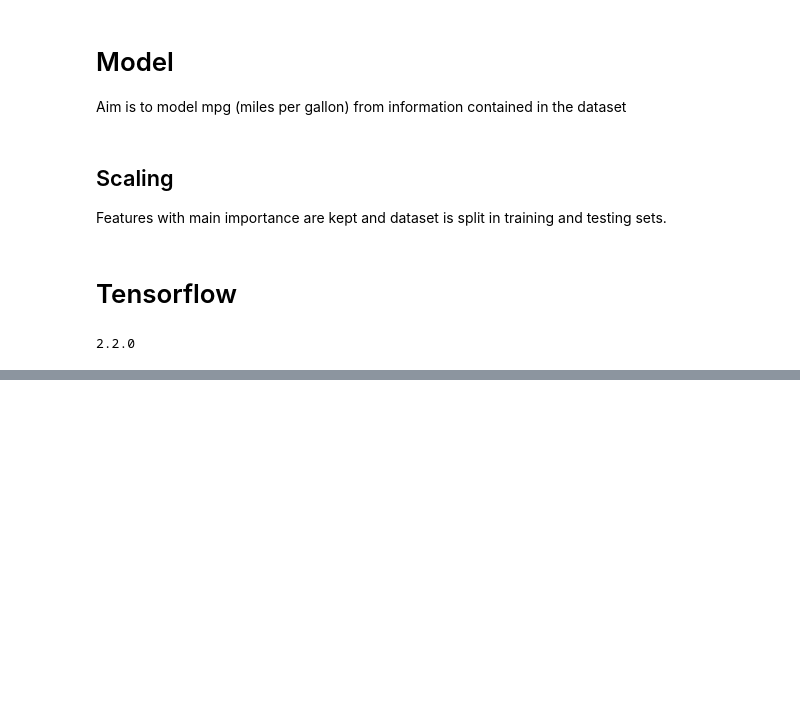
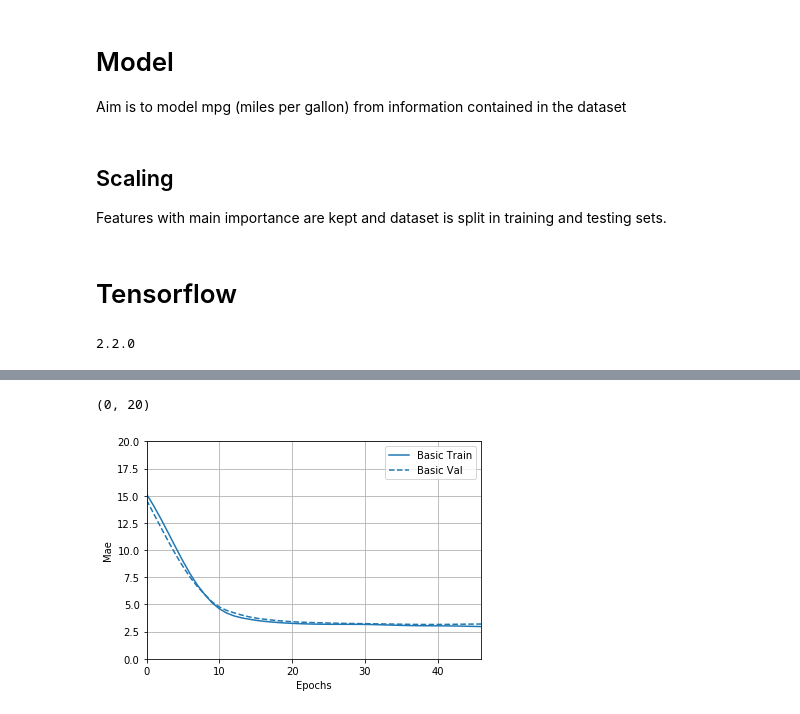
Before and after one commit to dhervillez/machine_learning_training, a Jupyter notebook: auto_mpg_regression_tensor_flow_DNN.ipynb, the cells around one changed output, grey strips where cells are left out. Saved outputs shown, nothing was run; the diff lists cells and outputs as text; code cells hidden in the pictures; blank space fills up the shorter version.

```diff
--- a/auto_mpg_regression_tensor_flow_DNN.ipynb
+++ b/auto_mpg_regression_tensor_flow_DNN.ipynb
@@ -283,0 +340,23 @@ ax = df_tmp.plot(kind='line', x='horsepower', y='MPG_pred', grid=True)
+# %%
+selector_train = [x for x in range(X_train.shape[1]) if x != 4]
+X_train_scaled_A = X_train[:, 4]
+X_train_scaled_B = X_train[:, selector_train]
+# %%
+import datetime as dt
+import os
+root_logdir = os.path.join(os.getcwd(), 'my_logs')
+logdir = os.path.join(root_logdir, 'run_{}'.format(dt.datetime.now().strftime("%d%m%y_%H:%M:%S")))
+
+
+history = model.fit(
+    [X_train_scaled_A, X_train_scaled_B],
+    y_train,
+    epochs=NUM_EPOCHS,
+    batch_size=BATCH_SIZE,
+    # We pass some validation for
+    # monitoring validation loss and metrics
+    # at the end of each epoch
+    validation_split=0.2,
+    callbacks=[early_stopping, epoch_dots, tf.keras.callbacks.TensorBoard(logdir),],
+    verbose=0
+)
@@ -283,0 +374,7 @@ ax = df_tmp.plot(kind='line', x='horsepower', y='MPG_pred', grid=True)
+# %%
+plotter = tfdocs.plots.HistoryPlotter(smoothing_std=2)
+plotter.plot({'Basic': history}, metric = "mae")
+plt.ylim([0, 20])
+# %% [output]
+(0, 20)
+[figure, added]
```
Also changed, not shown: parts of 52 cells of this notebook, 3 other files.
